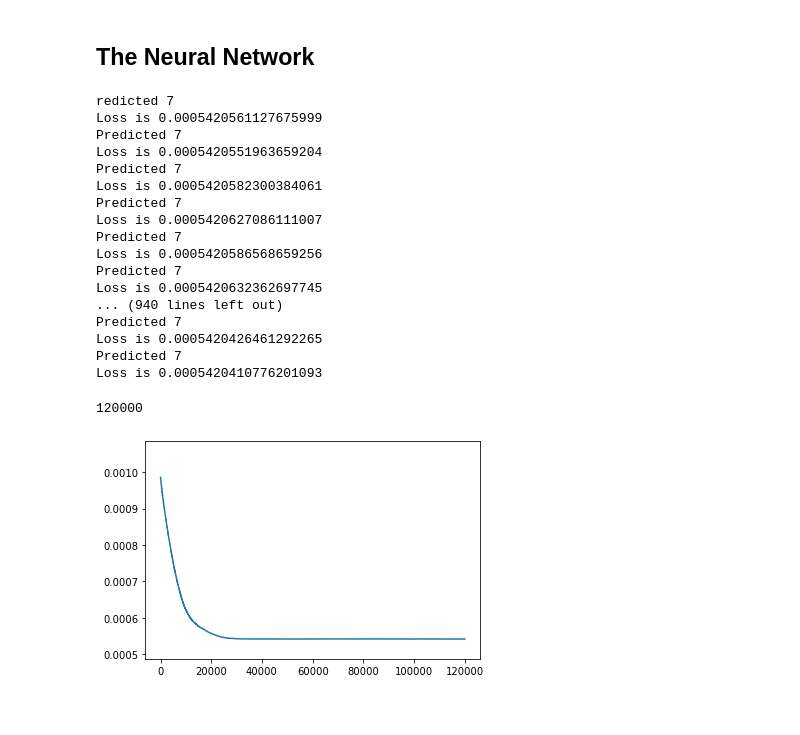
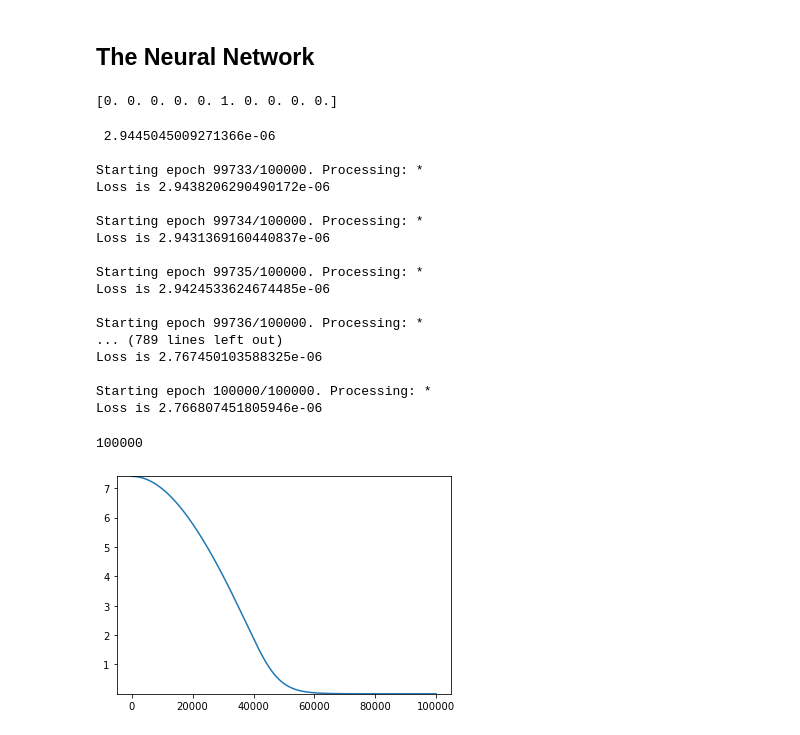
Before and after one commit to MQumairi/numpy-neural-network, a Jupyter notebook: src/Task 2.ipynb, the cells around one changed output. Cells and saved outputs as stored; diff of their text form; code cells hidden in the pictures.

Commit message:
mini batch gd

```diff
--- a/src/Task 2.ipynb
+++ b/src/Task 2.ipynb
@@ -58,19 +58,22 @@ Image depicts the target: 5
 ## The Neural Network
 # %%
 class Layer():
-    def __init__(self, nodes_of_prev, nodes=784, activation="sigmoid"):
+    def __init__(self, nodes_of_prev, nodes=784, activation="sigmoid", batch_size=1):
         self.nodes = nodes
         self.activation = activation
         self.nodes_of_prev = nodes_of_prev
+        self.batch_size = batch_size
         #Additionally, each layer has:
         # - the weights going into it (nodes x nodes_of_prev)
         # - z matrix, the dot product between the previous layer and the weights of this layer (nodes x 1)
         # - a matrix, the result of passing z into the activation function (nodes x 1)
         # - d matrix (nodes x 1)
+        # - delta_accumulator matrix, (nodes x nodes_of_prev)
         self.weights = np.random.rand(self.nodes, self.nodes_of_prev)
-        self.z = np.random.rand(self.nodes, 1)
-        self.a = np.random.rand(self.nodes, 1)
+        self.z = np.random.rand(self.nodes, self.batch_size)
+        self.a = np.random.rand(self.nodes, self.batch_size)
         self.d = np.zeros(self.a.shape)
+        self.delta_accumulator = np.zeros(self.weights.shape)
 
     def activate(self):
         if(self.activation == "sigmoid"):
@@ -79,7 +82,7 @@ class Layer():
             self.a = self.relu(X=self.z)
         if(self.activation == "softmax"):
             self.a = self.softmax(X=self.z)
-            self.a = self.a.reshape(self.nodes, 1)
+            self.a = self.a.reshape(self.nodes, self.batch_size)
 
     def derive(self, X):
         if(self.activation == "sigmoid"):
@@ -227,33 +277,52 @@ nn.add_layer(nodes=10, activation="softmax")
+# %%
+# dummy_set_length = 100
+# dummy_features = np.array([features[0:dummy_set_length]]).reshape(dummy_set_length, 784)
+# dummy_target = np.array([target[0:dummy_set_length]]).reshape(dummy_set_length, 10)
+# print(dummy_target[dummy_set_length - 1])
+
+dummy_index = 0
+dummy_features = np.array([features[dummy_index]]).reshape(1, 784)
+dummy_target = np.array([target[dummy_index]]).reshape(1, 10)
+print(target[dummy_index])
+# %% [output]
+[0. 0. 0. 0. 0. 1. 0. 0. 0. 0.]
+# %%
+nn = NN(X=dummy_features, y=dummy_target, n=784, lr=1e-7, reg_param=0.001, early_stopping=False)
+nn.add_layer(nodes=100, activation="sigmoid")
+nn.add_layer(nodes=50, activation="sigmoid")
+nn.add_layer(nodes=10, activation="softmax")
 # %%
-epochs_to_do = 2
-nn.fit(epochs=epochs_to_do)
+epochs_to_do = 100000
+# nn.fit(epochs=epochs_to_do)
+nn.min_batch_fit(epochs=epochs_to_do)
 # %% [output]
-redicted 7
-Loss is 0.0005420561127675999
-Predicted 7
-Loss is 0.0005420551963659204
-Predicted 7
-Loss is 0.0005420582300384061
-Predicted 7
-Loss is 0.0005420627086111007
-Predicted 7
-Loss is 0.0005420586568659256
-Predicted 7
-Loss is 0.0005420632362697745
-... (940 lines left out)
-Predicted 7
-Loss is 0.0005420426461292265
-Predicted 7
-Loss is 0.0005420410776201093
+ 2.9445045009271366e-06
+
+Starting epoch 99733/100000. Processing: *
+Loss is 2.9438206290490172e-06
+
+Starting epoch 99734/100000. Processing: *
+Loss is 2.9431369160440837e-06
+
+Starting epoch 99735/100000. Processing: *
+Loss is 2.9424533624674485e-06
+
+Starting epoch 99736/100000. Processing: *
+... (789 lines left out)
+Loss is 2.767450103588325e-06
+
+Starting epoch 100000/100000. Processing: *
+Loss is 2.766807451805946e-06
 # %%
-history = nn.loss_history
+history = nn.epoch_loss_history
 print(len(history))
-plt.ylim((min(history) * 0.9), (max(history)* 1.1))
-plt.plot(list(range(epochs_to_do * 60000)), history)
+plt.ylim((min(history)), (max(history)))
+plt.plot(list(range(epochs_to_do)), history)
+# plt.plot(list(range(epochs_to_do * len(features[0]))), history)
 plt.show()
 # %% [output]
-120000
+100000
-[figure, old version]
+[figure, new version]
 # %%
 X_test, y_test = util.preprocess(X=testset.data, y=testset.targets, m=len(testset.data), n=len(testset.data[0])**2)
 print(X_test.shape)
```
Also changed, not shown: parts of 5 cells of this notebook, 1 other file.
